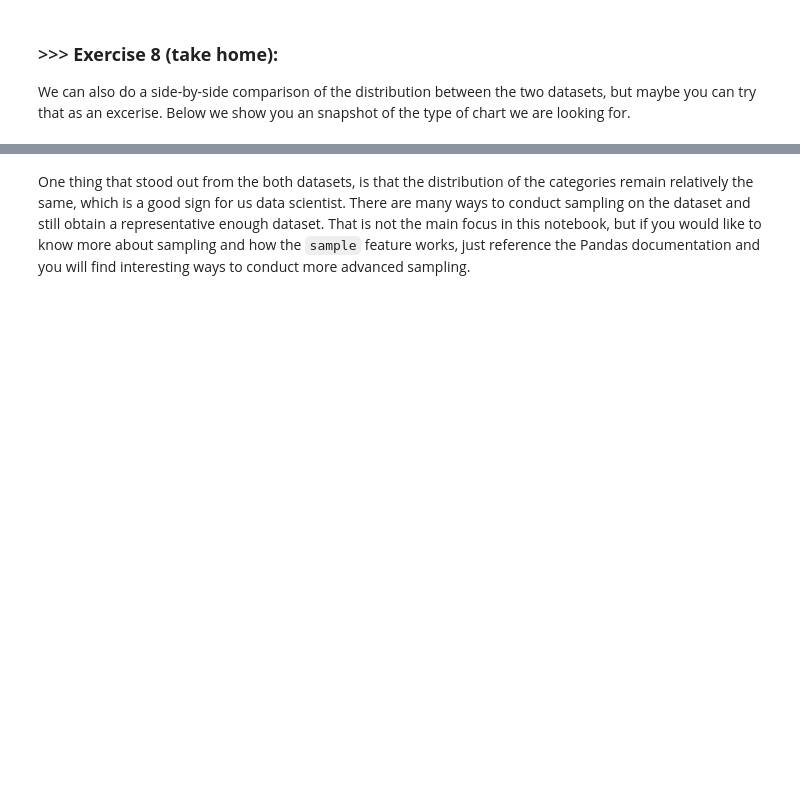
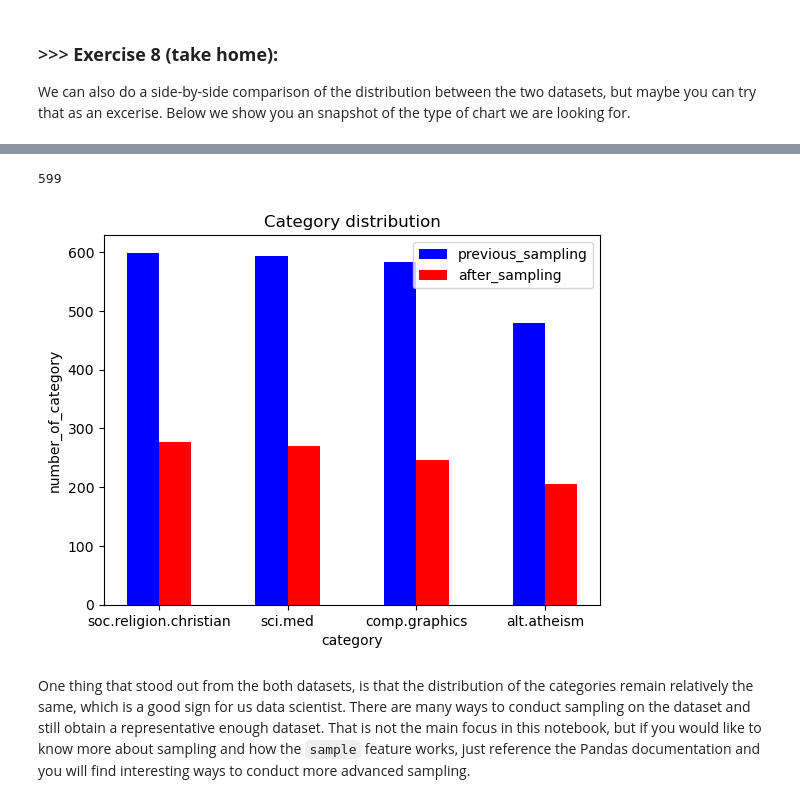
Before and after one commit to NightHao/DM2023-Lab1-Master, a Jupyter notebook: DM2023-Lab1-Master.ipynb, the cells around one changed output, grey strips where cells are left out. Cells and saved outputs as stored; diff of their text form; code cells hidden in the pictures; blank space fills up the shorter version.

```diff
--- a/DM2023-Lab1-Master.ipynb
+++ b/DM2023-Lab1-Master.ipynb
@@ -857,3 +877,23 @@ We can also do a side-by-side comparison of the distribution between the two dat
+# %%
+# Answer here
+print(max(X.category_name.value_counts()))
+upper_bound = max(X.category_name.value_counts()) + 50
+n = 4
+r = np.arange(n)
+width = 0.25
+plt.bar(r, X.category_name.value_counts(), color = 'b', width=width, label = "previous_sampling")
+plt.bar(r + width, X_sample.category_name.value_counts(), color = 'r', width=width, label = "after_sampling")
+plt.xlabel("category")
+plt.ylabel("number_of_category")
+plt.title("Category distribution")
+plt.xticks(r + width/2,['soc.religion.christian','sci.med','comp.graphics','alt.atheism'])
+plt.legend()
+plt.show()
+#print(x_axis)
+#plt.bar()
+# %% [output]
+599
+[figure, added]
 # %% [markdown]
 One thing that stood out from the both datasets, is that the distribution of the categories remain relatively the same, which is a good sign for us data scientist. There are many ways to conduct sampling on the dataset and still obtain a representative enough dataset. That is not the main focus in this notebook, but if you would like to know more about sampling and how the `sample` feature works, just reference the Pandas documentation and you will find interesting ways to conduct more advanced sampling.
 # %% [markdown]
```
Also changed, not shown: parts of 15 cells of this notebook.
